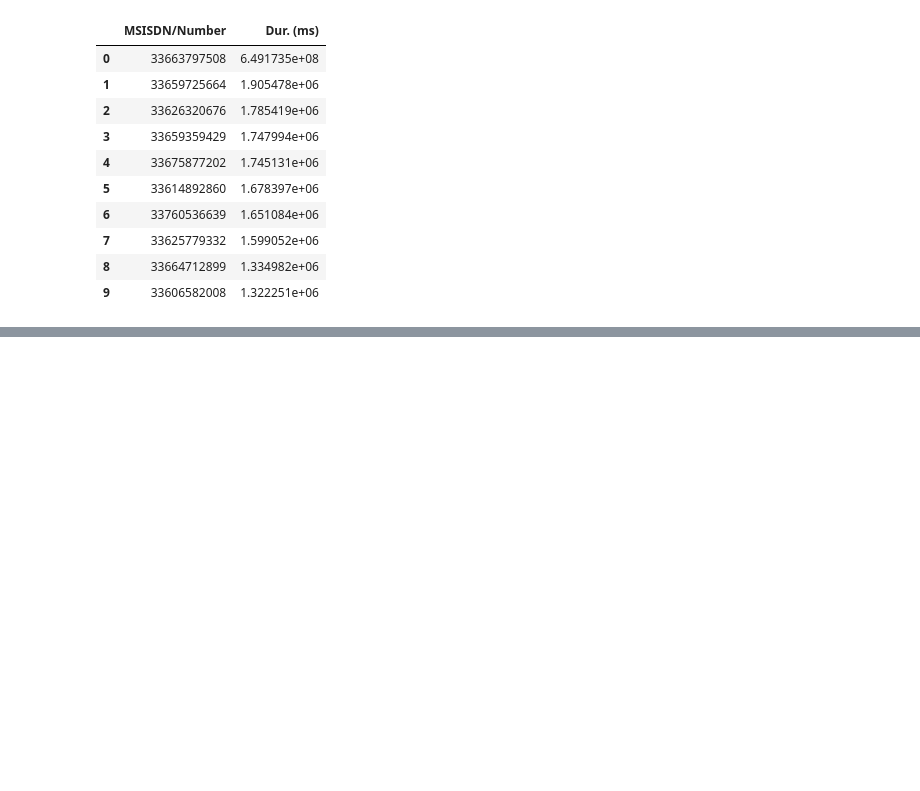
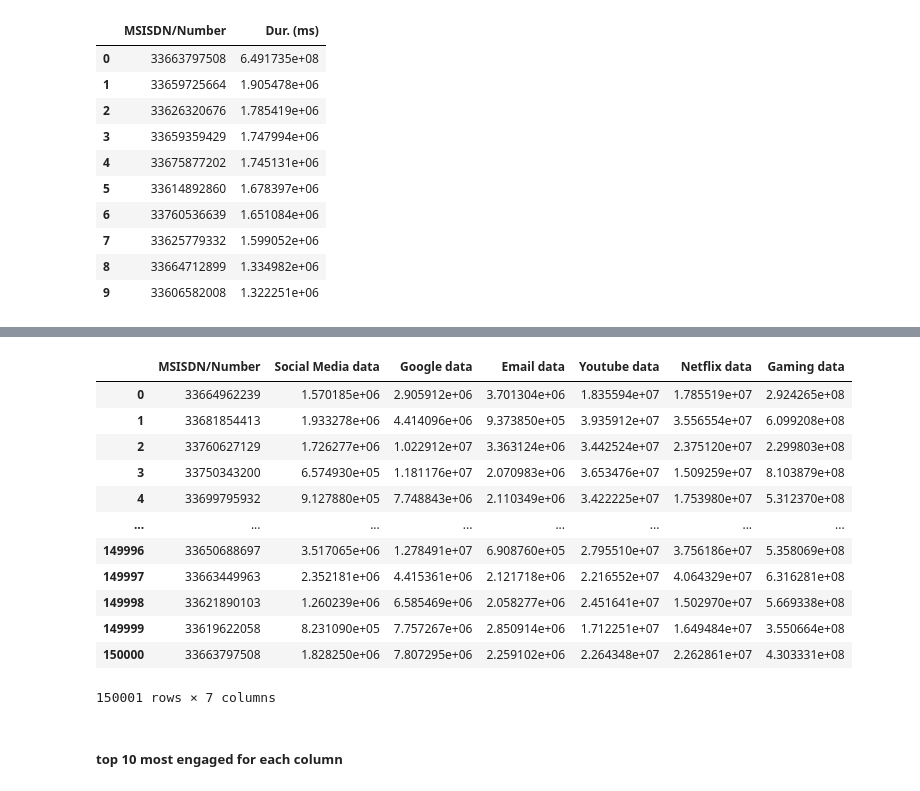
Before and after one commit to skevin-dev/telecommunication_user_analytics, a Jupyter notebook: notebooks/Engagement_analyses.ipynb, the cells around one changed output, grey strips where cells are left out. Drawn from its saved outputs; the diff is of its cells as text; code cells hidden in the pictures; blank space fills up the shorter version.

```diff
--- a/notebooks/Engagement_analyses.ipynb
+++ b/notebooks/Engagement_analyses.ipynb
@@ -178,0 +284,2 @@ plt.show()
+# %%
+df_applications = df.iloc[:,np.r_[7,29:41]]
@@ -178,0 +302,27 @@ plt.show()
+# %%
+df_applications['Social Media data'] = df_applications['Social Media DL (Bytes)'] + df_applications['Social Media UL (Bytes)']
+df_applications['Google  data'] = df_applications['Google DL (Bytes)'] + df_applications['Google UL (Bytes)']
+df_applications['Email  data'] = df_applications['Email DL (Bytes)'] + df_applications['Email UL (Bytes)']
+df_applications['Youtube  data'] = df_applications['Youtube DL (Bytes)'] + df_applications['Youtube UL (Bytes)']
+df_applications['Netflix  data'] = df_applications['Netflix DL (Bytes)'] + df_applications['Netflix UL (Bytes)']
+df_applications['Gaming  data'] = df_applications['Gaming DL (Bytes)'] + df_applications['Gaming UL (Bytes)']
+# %%
+df_applications_ = df_applications.iloc[:,np.r_[0,13:19]]
+# %%
+df_applications_
+# %% [output]
+|  | MSISDN/Number | Social Media data | Google data | Email data | Youtube data | Netflix data | Gaming data |
+| 0 | 33664962239 | 1.570185e+06 | 2.905912e+06 | 3.701304e+06 | 1.835594e+07 | 1.785519e+07 | 2.924265e+08 |
+| 1 | 33681854413 | 1.933278e+06 | 4.414096e+06 | 9.373850e+05 | 3.935912e+07 | 3.556554e+07 | 6.099208e+08 |
+| 2 | 33760627129 | 1.726277e+06 | 1.022912e+07 | 3.363124e+06 | 3.442524e+07 | 2.375120e+07 | 2.299803e+08 |
+| 3 | 33750343200 | 6.574930e+05 | 1.181176e+07 | 2.070983e+06 | 3.653476e+07 | 1.509259e+07 | 8.103879e+08 |
+| 4 | 33699795932 | 9.127880e+05 | 7.748843e+06 | 2.110349e+06 | 3.422225e+07 | 1.753980e+07 | 5.312370e+08 |
+| ... | ... | ... | ... | ... | ... | ... | ... |
+| 149996 | 33650688697 | 3.517065e+06 | 1.278491e+07 | 6.908760e+05 | 2.795510e+07 | 3.756186e+07 | 5.358069e+08 |
+| 149997 | 33663449963 | 2.352181e+06 | 4.415361e+06 | 2.121718e+06 | 2.216552e+07 | 4.064329e+07 | 6.316281e+08 |
+| 149998 | 33621890103 | 1.260239e+06 | 6.585469e+06 | 2.058277e+06 | 2.451641e+07 | 1.502970e+07 | 5.669338e+08 |
+| 149999 | 33619622058 | 8.231090e+05 | 7.757267e+06 | 2.850914e+06 | 1.712251e+07 | 1.649484e+07 | 3.550664e+08 |
+| 150000 | 33663797508 | 1.828250e+06 | 7.807295e+06 | 2.259102e+06 | 2.264348e+07 | 2.262861e+07 | 4.303331e+08 |
+150001 rows × 7 columns
+# %% [markdown]
+##### top 10 most engaged for each column
```
Also changed, not shown: parts of 33 cells of this notebook.
